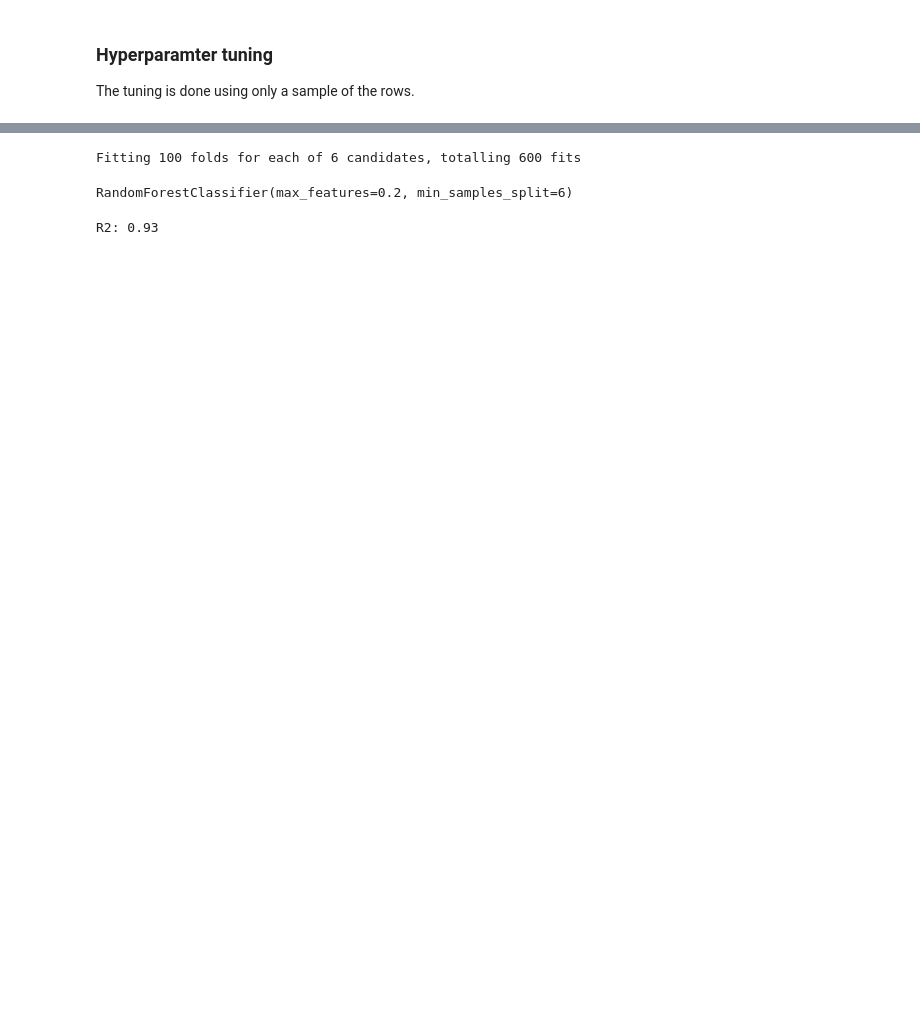
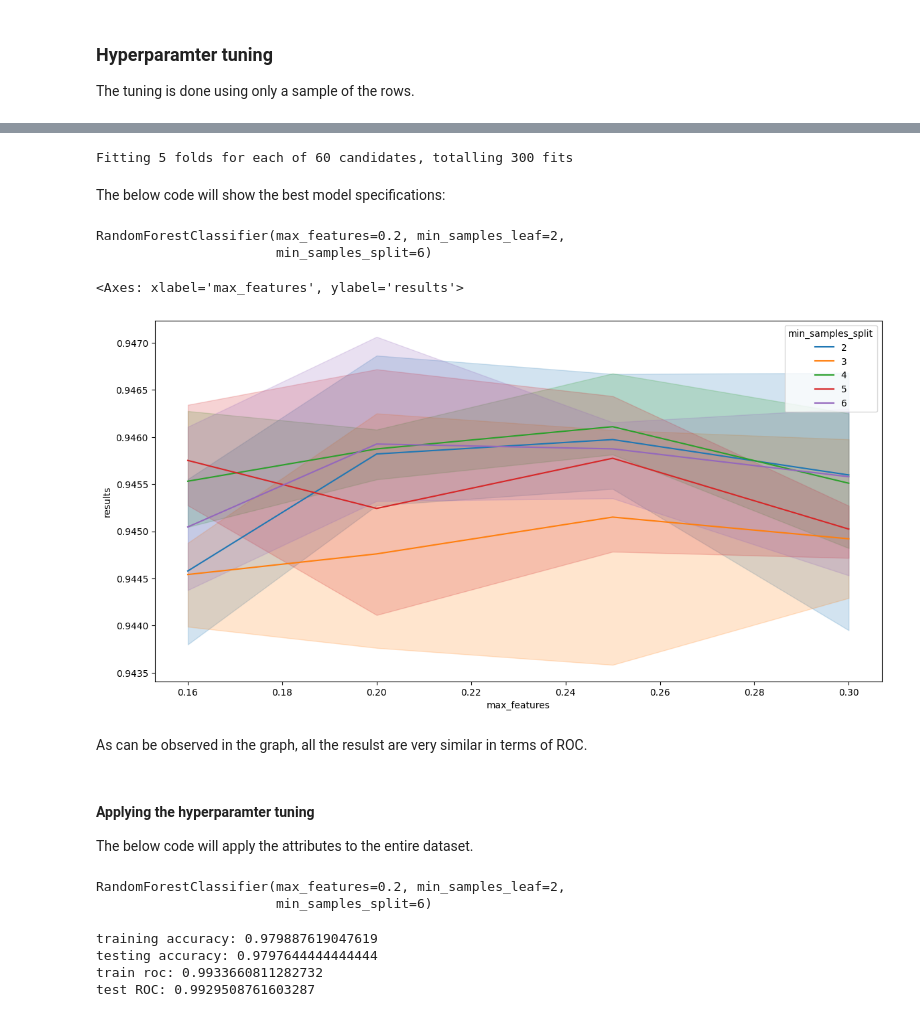
Before and after one commit to simon-mellergaard/datasimon, a Jupyter notebook: Kaggle competitions/bank-dataset-analysis.ipynb, the cells around one changed output, grey strips where cells are left out. Cells and saved outputs as stored; diff of their text form; code cells hidden in the pictures; blank space fills up the shorter version.

Commit message:
Finished the hyperparameter tuning

```diff
--- a/Kaggle competitions/bank-dataset-analysis.ipynb
+++ b/Kaggle competitions/bank-dataset-analysis.ipynb
@@ -339,29 +343,65 @@ from sklearn.model_selection import RepeatedKFold, GridSearchCV
 
 model = RandomForestClassifier()
 
-max_features = [0.2, 0.4]
-min_samples_split = [2, 4, 6]
-grid = dict(max_features=max_features, min_samples_split=min_samples_split)
-
-cvFold = RepeatedKFold(n_splits=10, random_state=1)
+max_features = [0.16, 0.2, 0.25, 0.3]
+min_samples_split = [2, 3, 4, 5, 6]
+min_samples_leaf = [1, 2, 3]
+grid = dict(max_features=max_features, min_samples_split=min_samples_split, min_samples_leaf=min_samples_leaf)
 
 gridSearch = GridSearchCV(
     estimator=model,
     param_grid=grid,
     verbose=1,
     n_jobs=-1,
-	cv=cvFold
+	cv=5,
+    scoring='roc_auc'
 )
 # %%
 searchResults = gridSearch.fit(train_X, train_y)
 # %% [output]
-Fitting 100 folds for each of 6 candidates, totalling 600 fits
+Fitting 5 folds for each of 60 candidates, totalling 300 fits
+# %% [markdown]
+The below code will show the best model specifications:
 # %%
 bestModel = searchResults.best_estimator_
 bestModel
 # %% [output]
-RandomForestClassifier(max_features=0.2, min_samples_split=6)
+RandomForestClassifier(max_features=0.2, min_samples_leaf=2,
+                       min_samples_split=6)
-# %%
-print("R2: {:.2f}".format(bestModel.score(val_X, val_y)))
-# %% [output]
-R2: 0.93
+# %%
+import warnings
+import seaborn as sns
+warnings.filterwarnings('ignore')
+results_df = pd.DataFrame(searchResults.cv_results_['params'])
+results_df['results'] = searchResults.cv_results_['mean_test_score']
+results_df['min_samples_leaf'] = results_df['min_samples_leaf'].astype(str)
+results_df['min_samples_split'] = results_df['min_samples_split'].astype(str)
+leafs = []
+for i in range(len(results_df)):
+    leafs.append('min_samples_leaf: ' + str(results_df.loc[i, 'min_samples_leaf']) + ' min_samples_split: ' + str(results_df.loc[i, 'min_samples_split']))
+results_df['leafs'] = leafs
+plt.figure(figsize=(14, 7))
+sns.lineplot(data=results_df, y='results', x='max_features', hue='min_samples_split')
+# %% [output]
+<Axes: xlabel='max_features', ylabel='results'>
+[figure, added]
+# %% [markdown]
+As can be observed in the graph, all the resulst are very similar in terms of ROC.
+# %% [markdown]
+#### Applying the hyperparamter tuning
+
+The below code will apply the attributes to the entire dataset.
+# %%
+columns_to_keep = ['age', 'job', 'marital', 'education', 'default', 'balance', 'housing', 'loan', 'contact', 'day', 'month', 'duration', 'campaign', 'pdays', 'previous', 'poutcome', 'y']
+train_X, val_X, train_y, val_y = dataPrep(columns_to_keep)
+bestModel.fit(train_X, train_y)
+# %% [output]
+RandomForestClassifier(max_features=0.2, min_samples_leaf=2,
+                       min_samples_split=6)
+# %%
+printResults(bestModel, train_X, val_X, train_y, val_y)
+# %% [output]
+training accuracy: 0.979887619047619
+testing accuracy: 0.9797644444444444
+train roc: 0.9933660811282732
+test ROC: 0.9929508761603287
```
Also changed, not shown: parts of 9 cells of this notebook.
